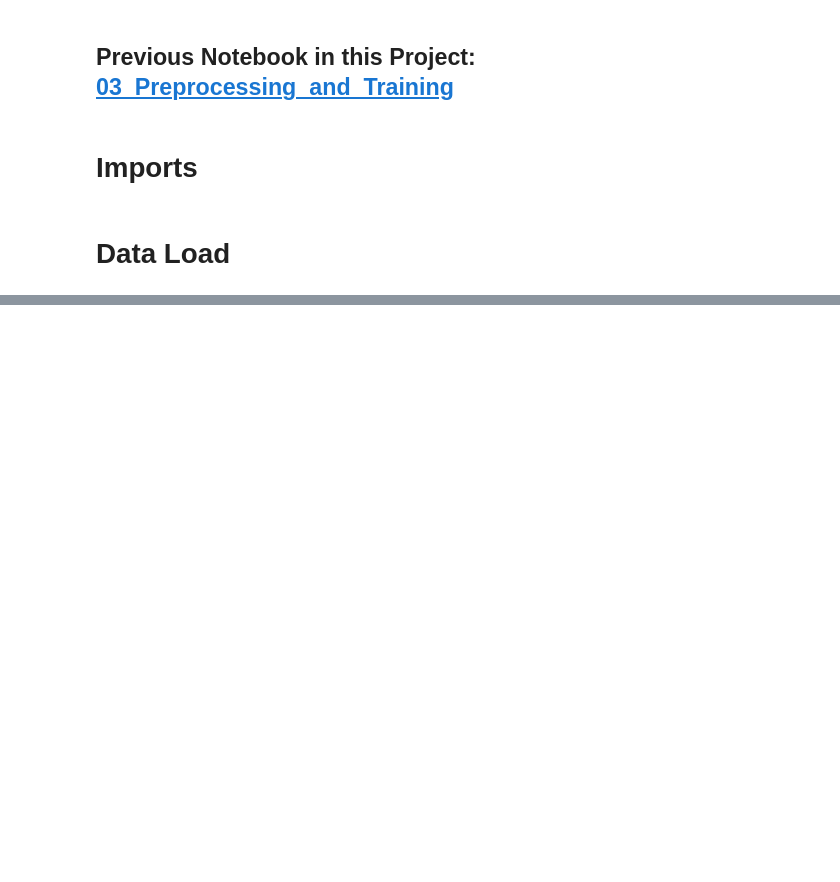
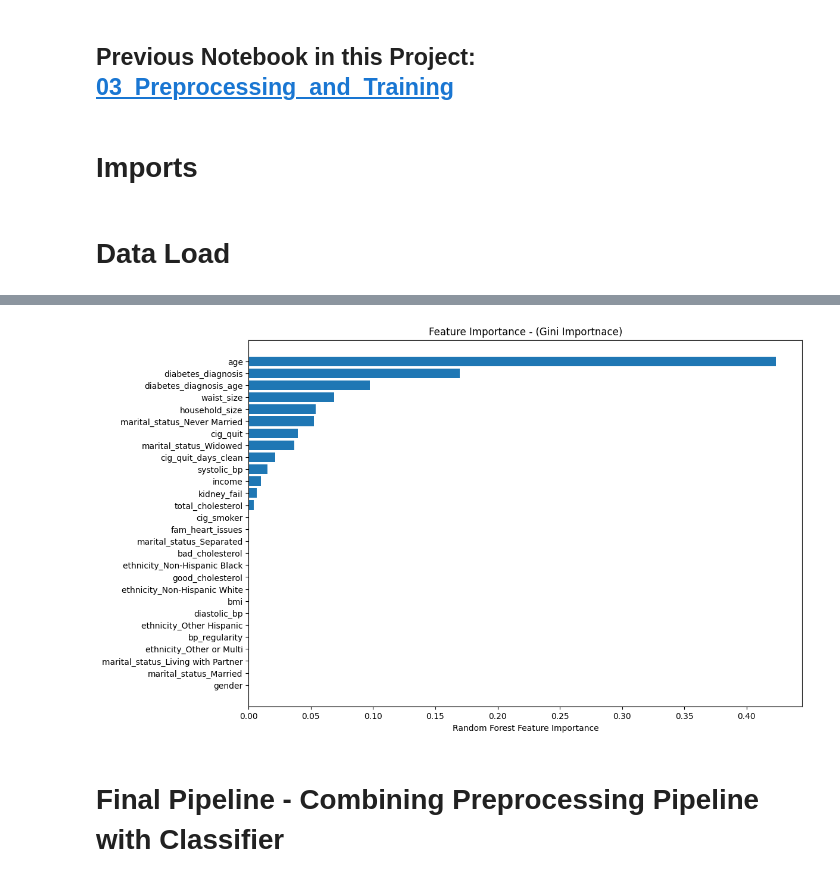
Before and after one commit to omi-singh17/Cardio-Disease-Prediction, a Jupyter notebook: 04 Modeling/04_Modeling.ipynb, the cells around one changed output, grey strips where cells are left out. Drawn from its saved outputs; the diff is of its cells as text; code cells hidden in the pictures; blank space fills up the shorter version.

```diff
--- a/04 Modeling/04_Modeling.ipynb
+++ b/04 Modeling/04_Modeling.ipynb
@@ -53,0 +435,23 @@ preprocessing_pipeline.fit_transform(X_train)
+# %%
+plt.figure(figsize = (12,8))
+#Create a Random model with best params
+random_model_ = RandomForestClassifier(max_depth = 3, max_features = 'sqrt', min_samples_leaf = 1,
+                                       max_leaf_nodes = 3, n_estimators = 25, class_weight = 'balanced', random_state = 0)
+best_rf_model_ = random_model_.fit(X_train_scaled, y_train.values.ravel())
+
+#calculate feature importances
+importances = best_rf_model_.feature_importances_
+
+#sort feature importances in descending order
+sorted_idx = best_rf_model_.feature_importances_.argsort()
+plt.barh(X_train_scaled.columns[sorted_idx], best_rf_model_.feature_importances_[sorted_idx])
+plt.xlabel("Random Forest Feature Importance")
+
+#title
+plt.title('Feature Importance - (Gini Importnace)')
+
+plt.show()
+# %% [output]
+[figure, added]
+# %% [markdown]
+# Final Pipeline - Combining Preprocessing Pipeline with Classifier
```
Also changed, not shown: parts of 55 cells of this notebook, 4 other files.
